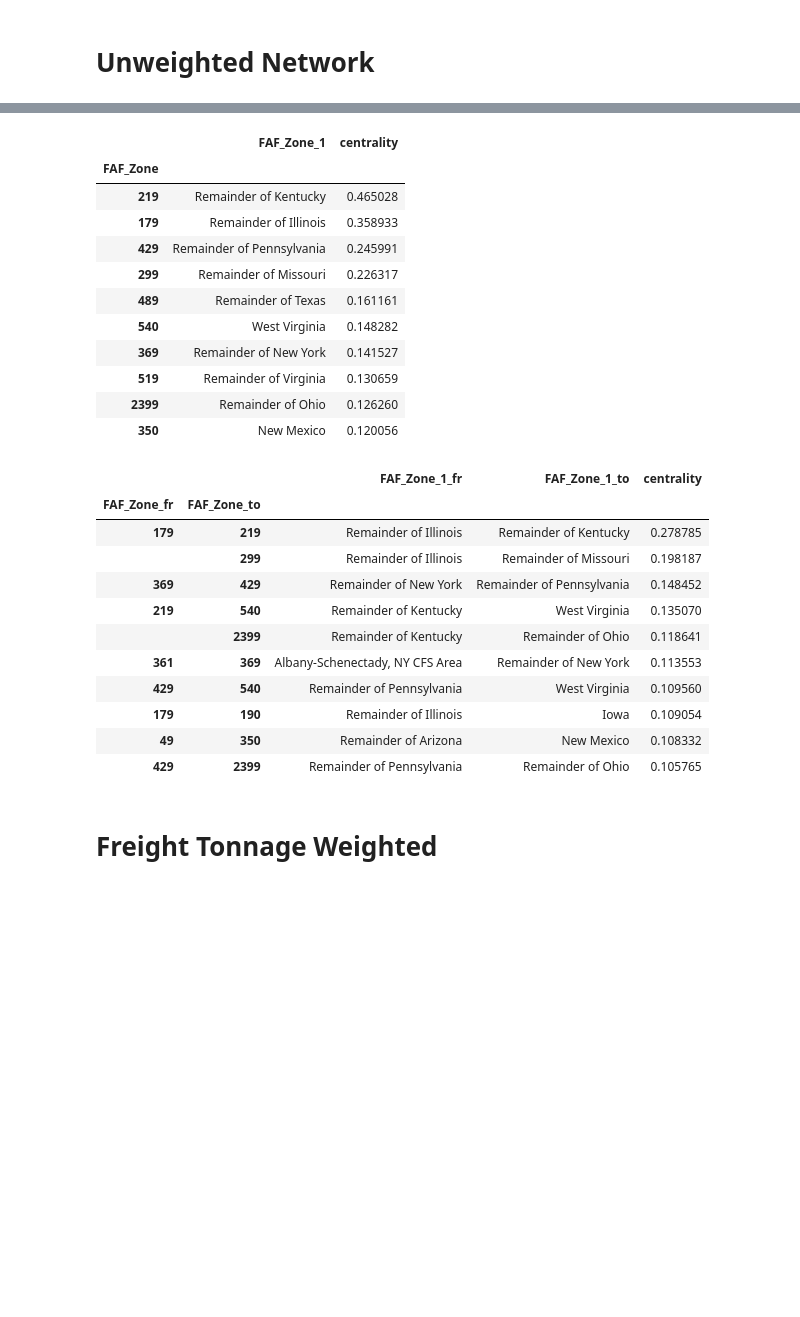
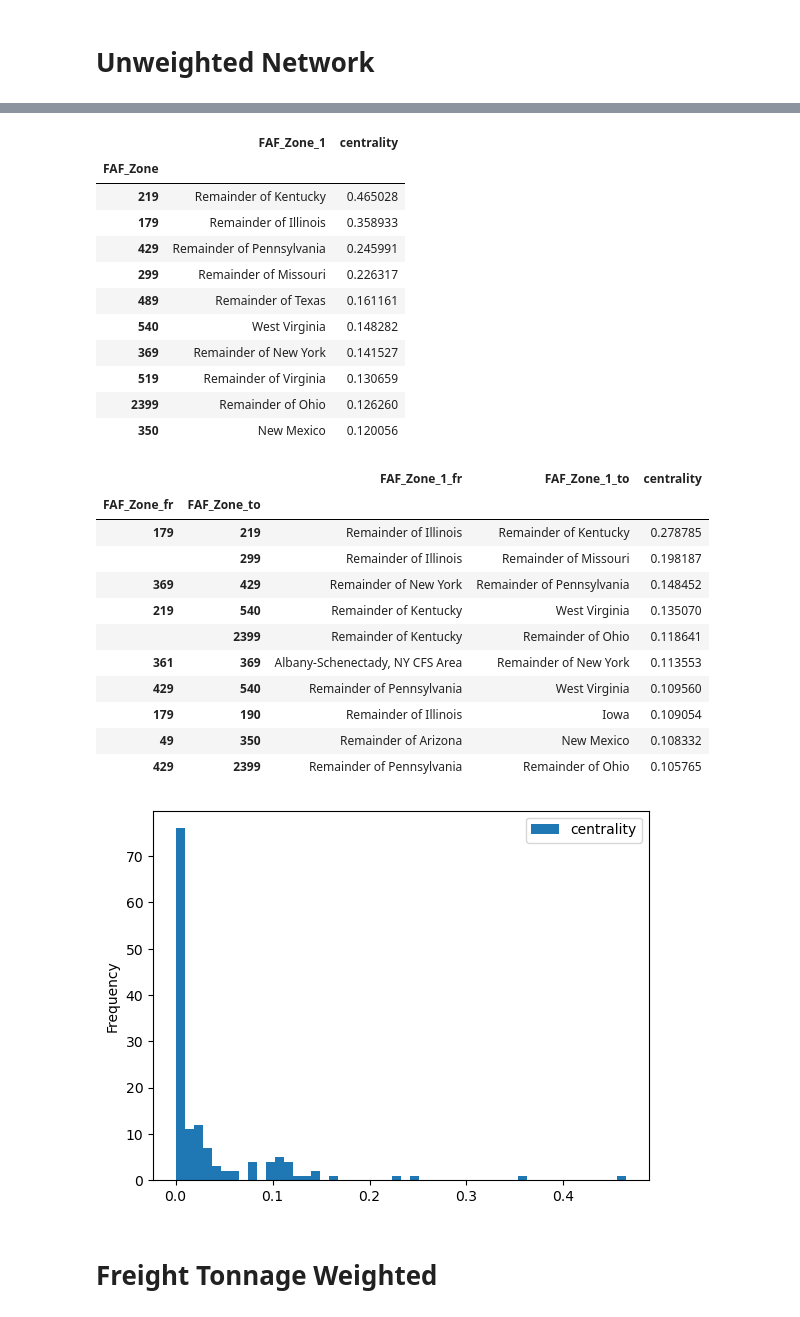
Before and after one commit to UMD-CTSM/network_flow_assignment, a Jupyter notebook: src/faf_sim.ipynb, the cells around one changed output, grey strips where cells are left out. Cells and saved outputs as stored; diff of their text form; code cells hidden in the pictures; blank space fills up the shorter version.

```diff
--- a/src/faf_sim.ipynb
+++ b/src/faf_sim.ipynb
@@ -72,7 +72,7 @@ if MONTE_CARLO:
 # %% [markdown]
 # Unweighted Network
 # %%
-faf_geonet = GeoDataNetwork(
+baseline_faf_geonet = GeoDataNetwork(
   fzn.fafZoneNodesDf.copy(),
   fzn.fafZoneLinksDf.copy(),
   'FAF_Zone_1',
@@ -81,38 +81,39 @@ faf_geonet = GeoDataNetwork(
   lambda df : df.reset_index().set_index(['FAF_Zone_fr', 'FAF_Zone_to'], drop=False)[['FAF_Zone_fr', 'FAF_Zone_to']],
   VALUE='centrality'
 )
 
-faf_geonet.calculate_centrality(weighted=False)
-faf_railnet = faf_geonet.createNetwork(NAME='FAF')
-faf_geonet.create_normalizers(stats.uniform, stats.uniform)
-display(faf_geonet.show_map())
-faf_geonet.show_values()
+baseline_faf_geonet.calculate_centrality(weighted=False)
+faf_railnet = baseline_faf_geonet.createNetwork(NAME='FAF')
+baseline_faf_geonet.create_normalizers(stats.uniform, stats.uniform)
+display(baseline_faf_geonet.show_map())
+baseline_faf_geonet.show_values()
 # %% [output]
 [interactive output not drawn]
 |  | FAF_Zone_1 | centrality |
 | FAF_Zone |  |  |
 | 219 | Remainder of Kentucky | 0.465028 |
 | 179 | Remainder of Illinois | 0.358933 |
 | 429 | Remainder of Pennsylvania | 0.245991 |
 | 299 | Remainder of Missouri | 0.226317 |
 | 489 | Remainder of Texas | 0.161161 |
 | 540 | West Virginia | 0.148282 |
 | 369 | Remainder of New York | 0.141527 |
 | 519 | Remainder of Virginia | 0.130659 |
 | 2399 | Remainder of Ohio | 0.126260 |
 | 350 | New Mexico | 0.120056 |
 |  |  | FAF_Zone_1_fr | FAF_Zone_1_to | centrality |
 | FAF_Zone_fr | FAF_Zone_to |  |  |  |
 | 179 | 219 | Remainder of Illinois | Remainder of Kentucky | 0.278785 |
 |  | 299 | Remainder of Illinois | Remainder of Missouri | 0.198187 |
 | 369 | 429 | Remainder of New York | Remainder of Pennsylvania | 0.148452 |
 | 219 | 540 | Remainder of Kentucky | West Virginia | 0.135070 |
 |  | 2399 | Remainder of Kentucky | Remainder of Ohio | 0.118641 |
 | 361 | 369 | Albany-Schenectady, NY CFS Area | Remainder of New York | 0.113553 |
 | 429 | 540 | Remainder of Pennsylvania | West Virginia | 0.109560 |
 | 179 | 190 | Remainder of Illinois | Iowa | 0.109054 |
 | 49 | 350 | Remainder of Arizona | New Mexico | 0.108332 |
 | 429 | 2399 | Remainder of Pennsylvania | Remainder of Ohio | 0.105765 |
+[figure, added]
 # %% [markdown]
 # Freight Tonnage Weighted
 # %% [markdown]
```
Also changed, not shown: parts of 8 cells of this notebook, 1 other file.
